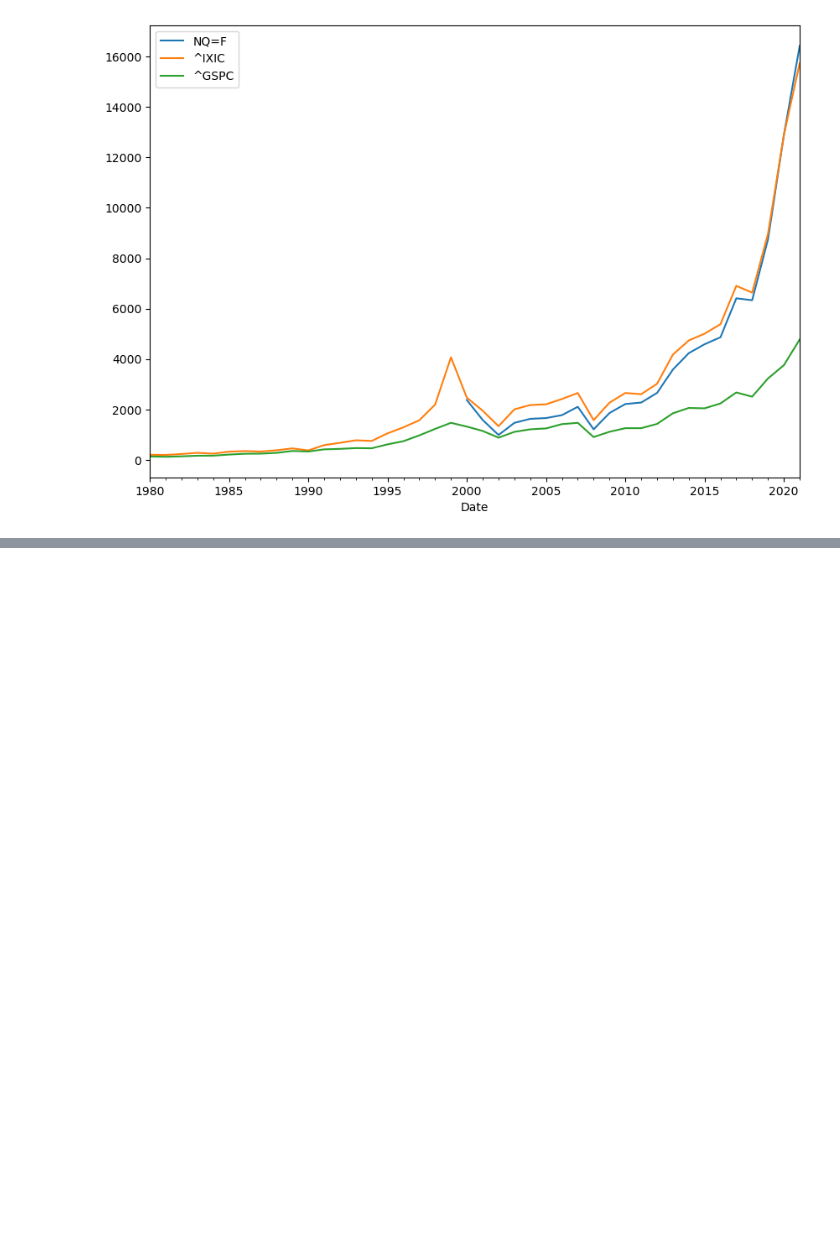
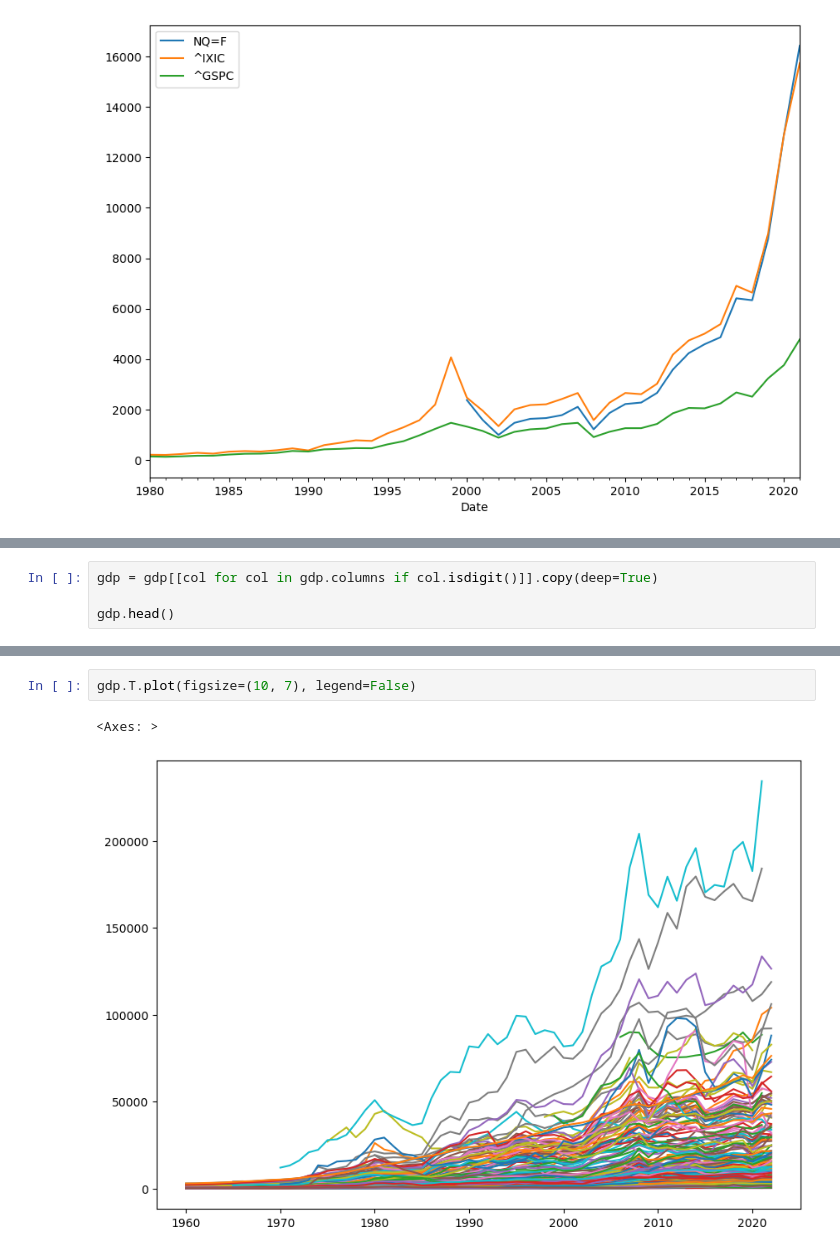
Before and after one commit to epfl-ada/ada-2023-project-fivefrenchspeakingpeoplenocap, a Jupyter notebook: temp/financial.ipynb, the cells around one changed output, grey strips where cells are left out. Cells and saved outputs as stored; diff of their text form; blank space fills up the shorter version.

```diff
--- a/temp/financial.ipynb
+++ b/temp/financial.ipynb
@@ -73,0 +75,4 @@ pd.read_csv("API_NY.GDP.PCAP.CD_DS2_en_csv_v2_5994720.csv", skiprows=4)
+# %%
+gdp = gdp[[col for col in gdp.columns if col.isdigit()]].copy(deep=True)
+
+gdp.head()
@@ -73,0 +88,5 @@ pd.read_csv("API_NY.GDP.PCAP.CD_DS2_en_csv_v2_5994720.csv", skiprows=4)
+# %%
+gdp.T.plot(figsize=(10, 7), legend=False)
+# %% [output]
+<Axes: >
+[figure, added]
```
Also changed, not shown: parts of 4 cells of this notebook.
